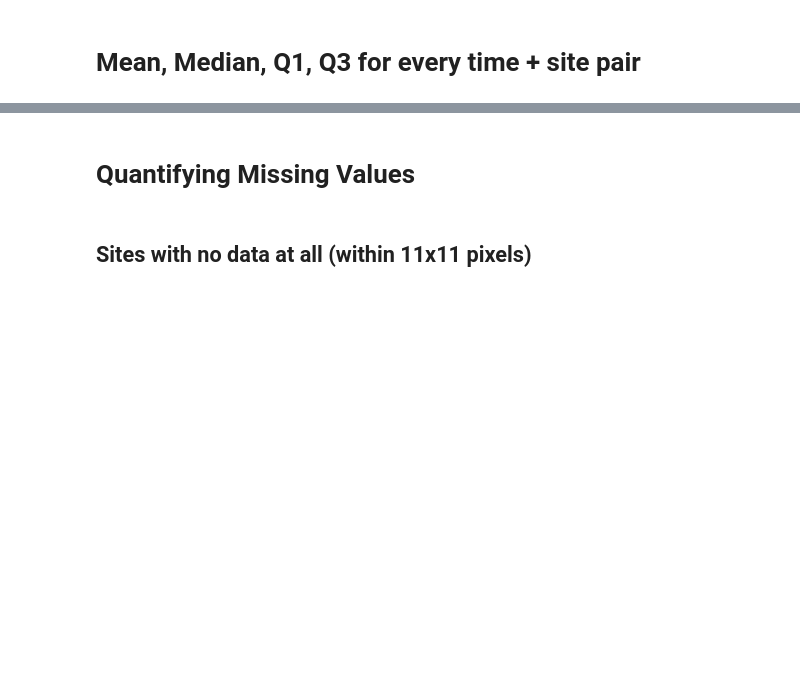
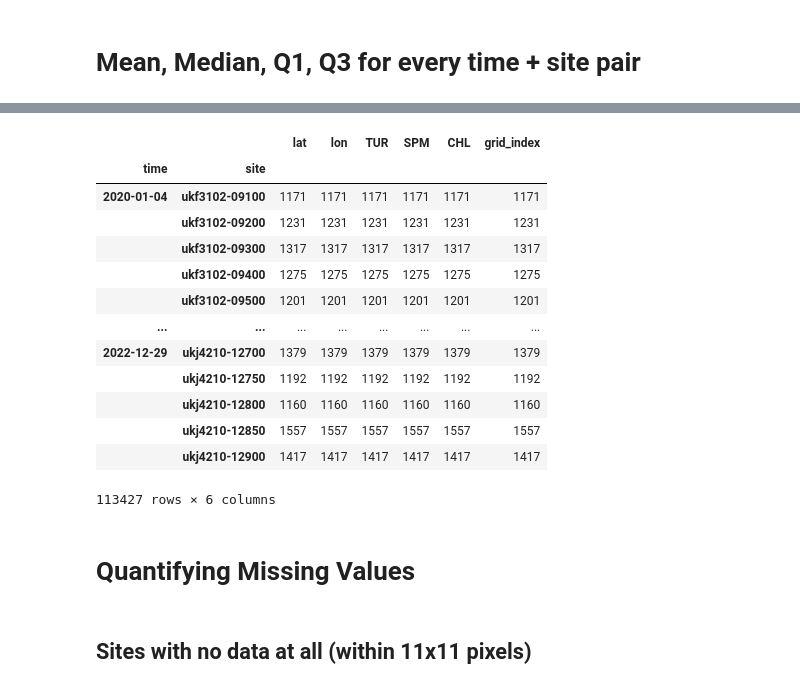
Before and after one commit to gravity948/capstone-project-sewage-pollution, a Jupyter notebook: feature_extraction.ipynb, the cells around one changed output, grey strips where cells are left out. Drawn from its saved outputs; the diff is of its cells as text; code cells hidden in the pictures; blank space fills up the shorter version.

```diff
--- a/feature_extraction.ipynb
+++ b/feature_extraction.ipynb
@@ -107,3 +188,20 @@ features_df.to_csv("feature_extraction.csv")
+# %%
+df.groupby(['time', 'site']).count()
+# %% [output]
+|  |  | lat | lon | TUR | SPM | CHL | grid_index |
+| time | site |  |  |  |  |  |  |
+| 2020-01-04 | ukf3102-09100 | 1171 | 1171 | 1171 | 1171 | 1171 | 1171 |
+|  | ukf3102-09200 | 1231 | 1231 | 1231 | 1231 | 1231 | 1231 |
+|  | ukf3102-09300 | 1317 | 1317 | 1317 | 1317 | 1317 | 1317 |
+|  | ukf3102-09400 | 1275 | 1275 | 1275 | 1275 | 1275 | 1275 |
+|  | ukf3102-09500 | 1201 | 1201 | 1201 | 1201 | 1201 | 1201 |
+| ... | ... | ... | ... | ... | ... | ... | ... |
+| 2022-12-29 | ukj4210-12700 | 1379 | 1379 | 1379 | 1379 | 1379 | 1379 |
+|  | ukj4210-12750 | 1192 | 1192 | 1192 | 1192 | 1192 | 1192 |
+|  | ukj4210-12800 | 1160 | 1160 | 1160 | 1160 | 1160 | 1160 |
+|  | ukj4210-12850 | 1557 | 1557 | 1557 | 1557 | 1557 | 1557 |
+|  | ukj4210-12900 | 1417 | 1417 | 1417 | 1417 | 1417 | 1417 |
+113427 rows × 6 columns
 # %% [markdown]
 # Quantifying Missing Values
 # %% [markdown]
```
Also changed, not shown: parts of 12 cells of this notebook.
